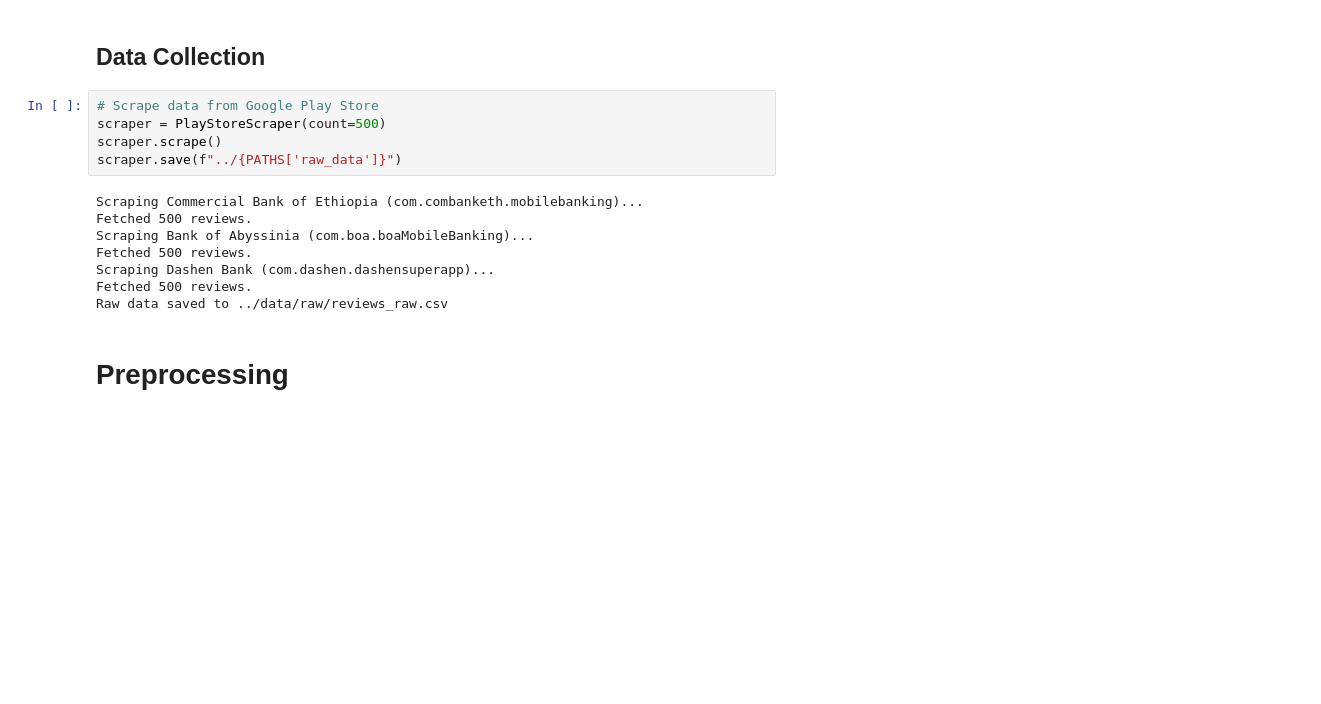
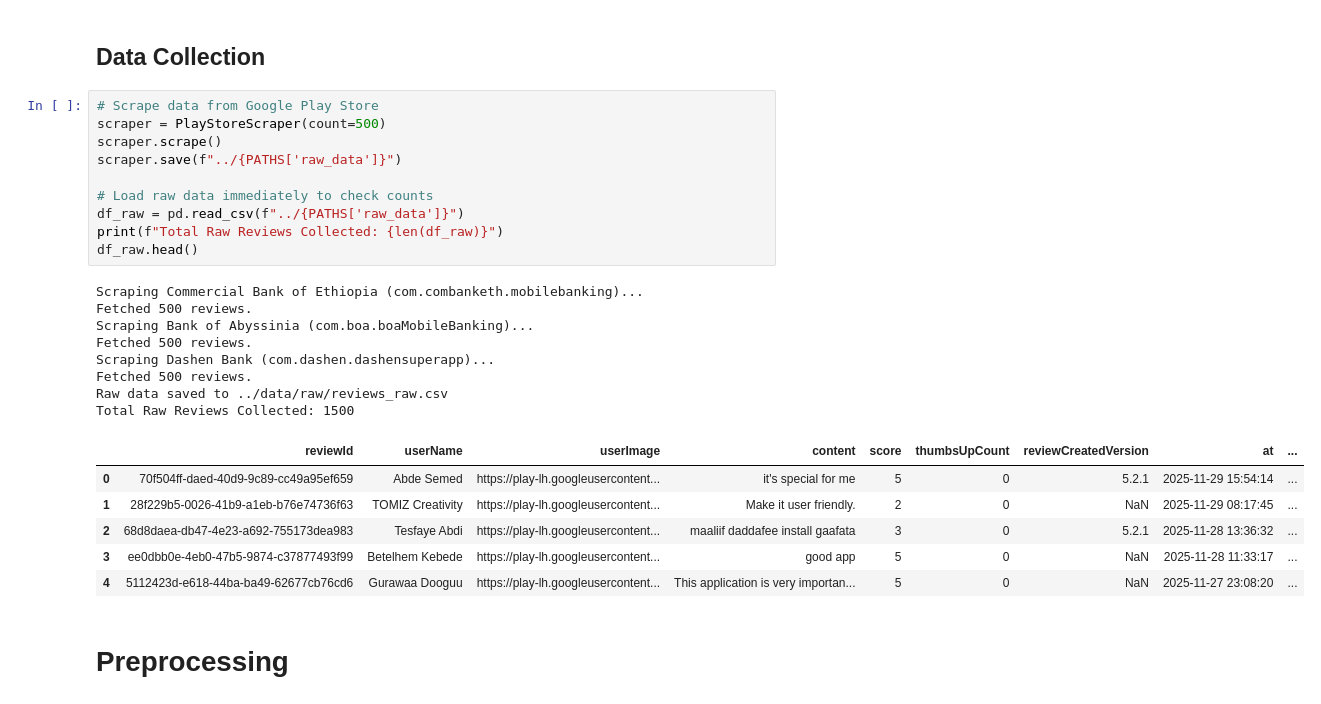
Before and after one commit to binia01/Customer-Experience-Analytics, a Jupyter notebook: notebooks/processing_eda.ipynb, the cells around one changed output. Drawn from its saved outputs; the diff is of its cells as text; blank space fills up the shorter version.

```diff
--- a/notebooks/processing_eda.ipynb
+++ b/notebooks/processing_eda.ipynb
@@ -27,16 +27,28 @@ from src.config import PATHS
 # %%
 # Scrape data from Google Play Store
 scraper = PlayStoreScraper(count=500)
 scraper.scrape()
 scraper.save(f"../{PATHS['raw_data']}")
+
+# Load raw data immediately to check counts
+df_raw = pd.read_csv(f"../{PATHS['raw_data']}")
+print(f"Total Raw Reviews Collected: {len(df_raw)}")
+df_raw.head()
 # %% [output]
 Scraping Commercial Bank of Ethiopia (com.combanketh.mobilebanking)...
 Fetched 500 reviews.
 Scraping Bank of Abyssinia (com.boa.boaMobileBanking)...
 Fetched 500 reviews.
 Scraping Dashen Bank (com.dashen.dashensuperapp)...
 Fetched 500 reviews.
 Raw data saved to ../data/raw/reviews_raw.csv
+Total Raw Reviews Collected: 1500
+|  | reviewId | userName | userImage | content | score | thumbsUpCount | reviewCreatedVersion | at | ... |
+| 0 | 70f504ff-daed-40d9-9c89-cc49a95ef659 | Abde Semed | https://play-lh.googleusercontent... | it's special for me | 5 | 0 | 5.2.1 | 2025-11-29 15:54:14 | ... |
+| 1 | 28f229b5-0026-41b9-a1eb-b76e74736f63 | TOMIZ Creativity | https://play-lh.googleusercontent... | Make it user friendly. | 2 | 0 | NaN | 2025-11-29 08:17:45 | ... |
+| 2 | 68d8daea-db47-4e23-a692-755173dea983 | Tesfaye Abdi | https://play-lh.googleusercontent... | maaliif daddafee install gaafata | 3 | 0 | 5.2.1 | 2025-11-28 13:36:32 | ... |
+| 3 | ee0dbb0e-4eb0-47b5-9874-c37877493f99 | Betelhem Kebede | https://play-lh.googleusercontent... | good app | 5 | 0 | NaN | 2025-11-28 11:33:17 | ... |
+| 4 | 5112423d-e618-44ba-ba49-62677cb76cd6 | Gurawaa Dooguu | https://play-lh.googleusercontent... | This application is very importan... | 5 | 0 | NaN | 2025-11-27 23:08:20 | ... |
 # %% [markdown]
 # Preprocessing
 # %% [markdown]
```
Also changed, not shown: parts of 4 cells of this notebook.
